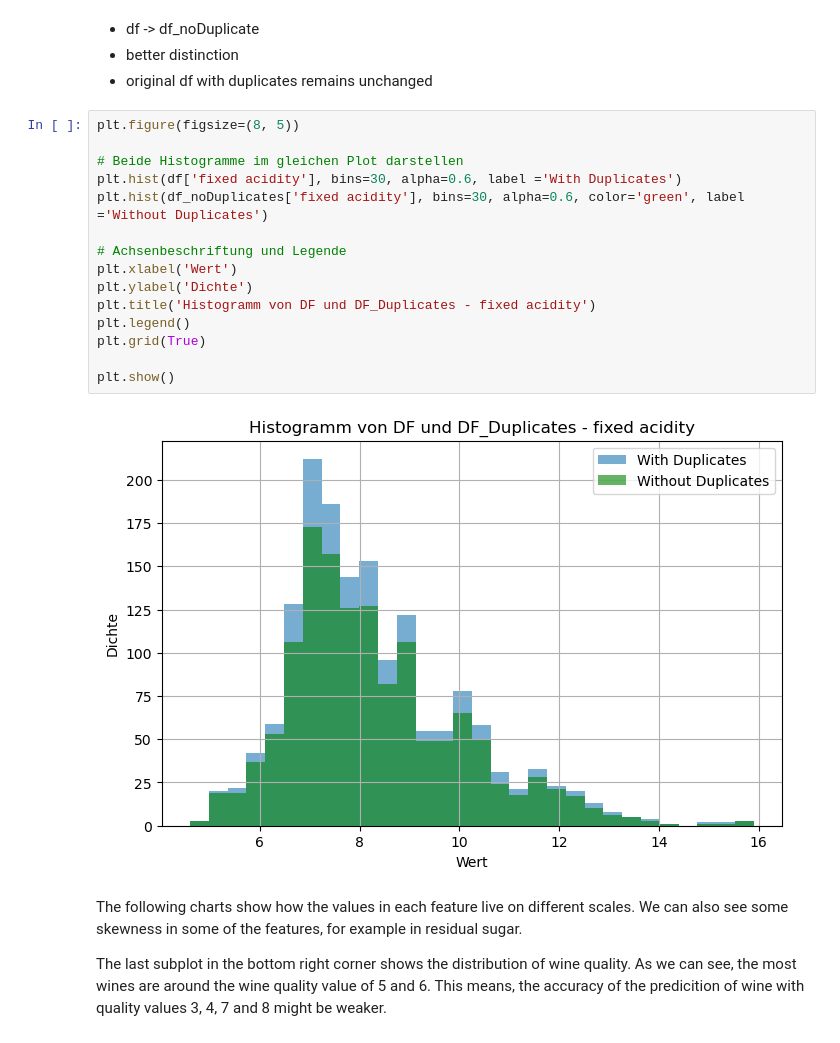
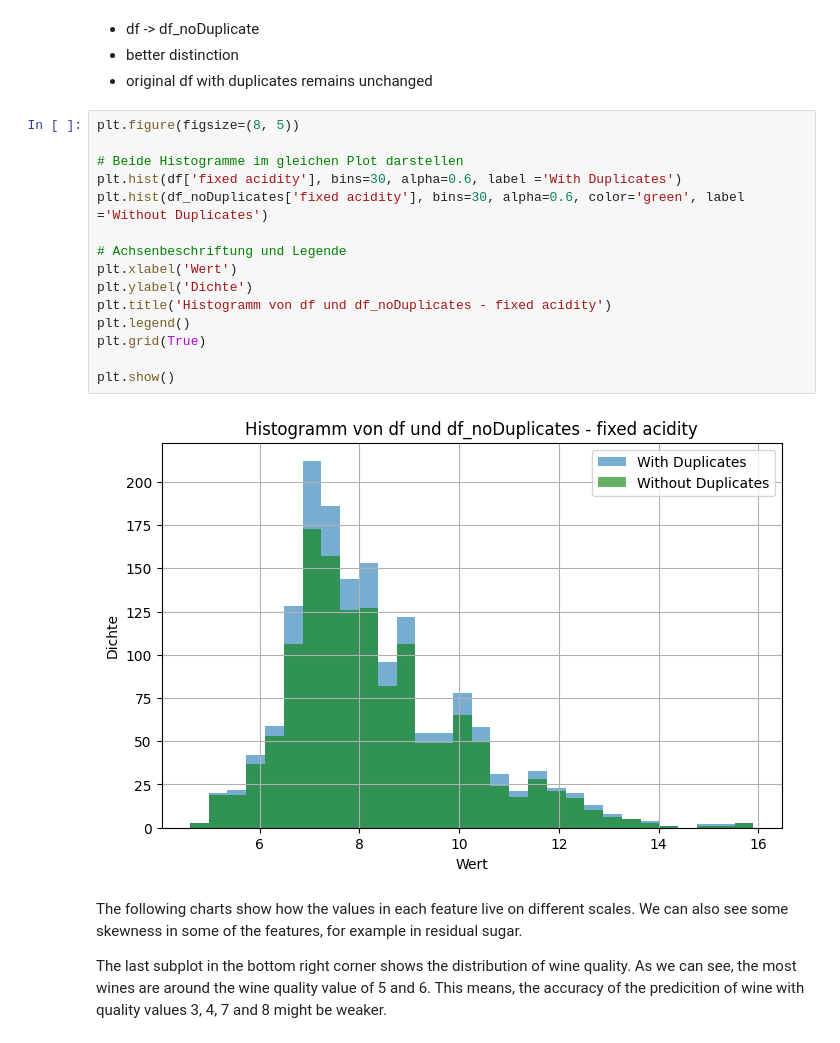
Before and after one commit to McRicecorn/NeuronaleNetze_WineQuality, a Jupyter notebook: Project1_Wine.ipynb, the cells around one changed output. Drawn from its saved outputs; the diff is of its cells as text.

```diff
--- a/Project1_Wine.ipynb
+++ b/Project1_Wine.ipynb
@@ -183,20 +184,20 @@ After  : (1359, 12)
 # %%
 plt.figure(figsize=(8, 5))
 
 # Beide Histogramme im gleichen Plot darstellen
 plt.hist(df['fixed acidity'], bins=30, alpha=0.6, label ='With Duplicates')
 plt.hist(df_noDuplicates['fixed acidity'], bins=30, alpha=0.6, color='green', label ='Without Duplicates')
 
 # Achsenbeschriftung und Legende
 plt.xlabel('Wert')
 plt.ylabel('Dichte')
-plt.title('Histogramm von DF und DF_Duplicates - fixed acidity')
+plt.title('Histogramm von df und df_noDuplicates - fixed acidity')
 plt.legend()
 plt.grid(True)
 
 plt.show()
 # %% [output]
-[figure, old version]
+[figure, new version]
 # %% [markdown]
 The following charts show how the values in each feature live on different scales. We can also see some skewness in some of the features, for example in residual sugar.
 
```
Also changed, not shown: parts of 27 cells of this notebook.
